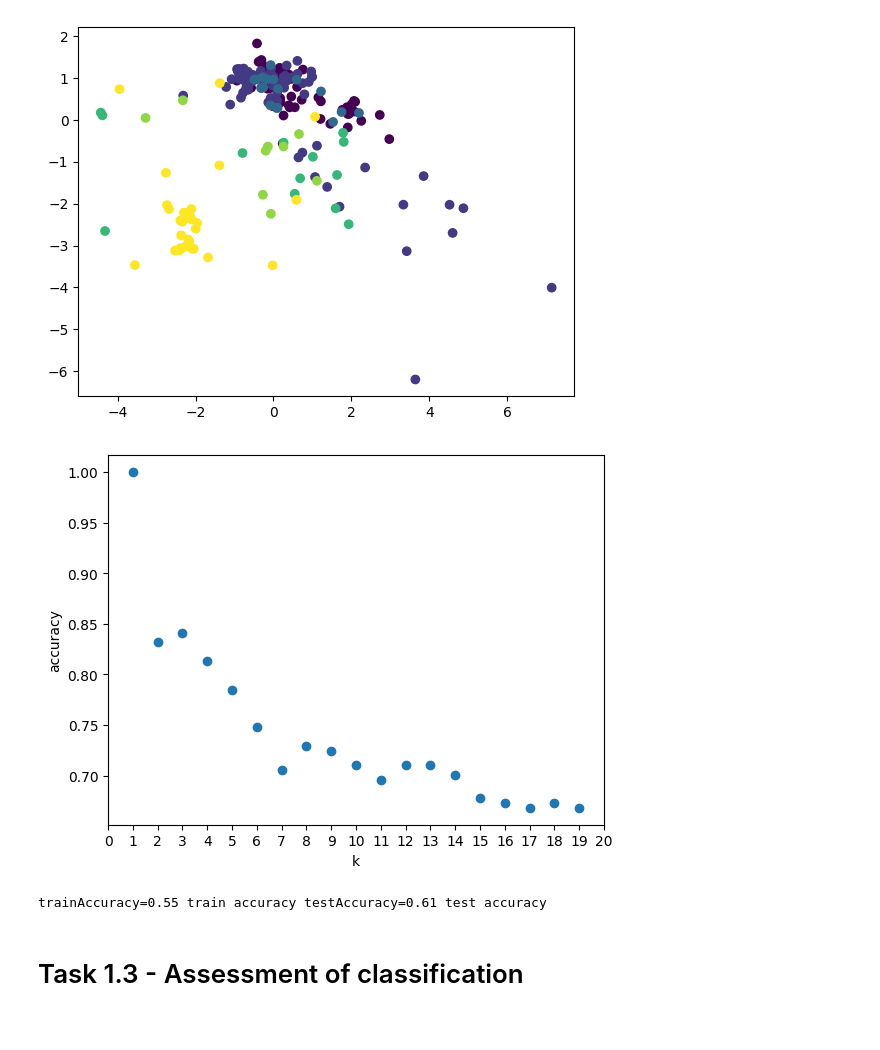
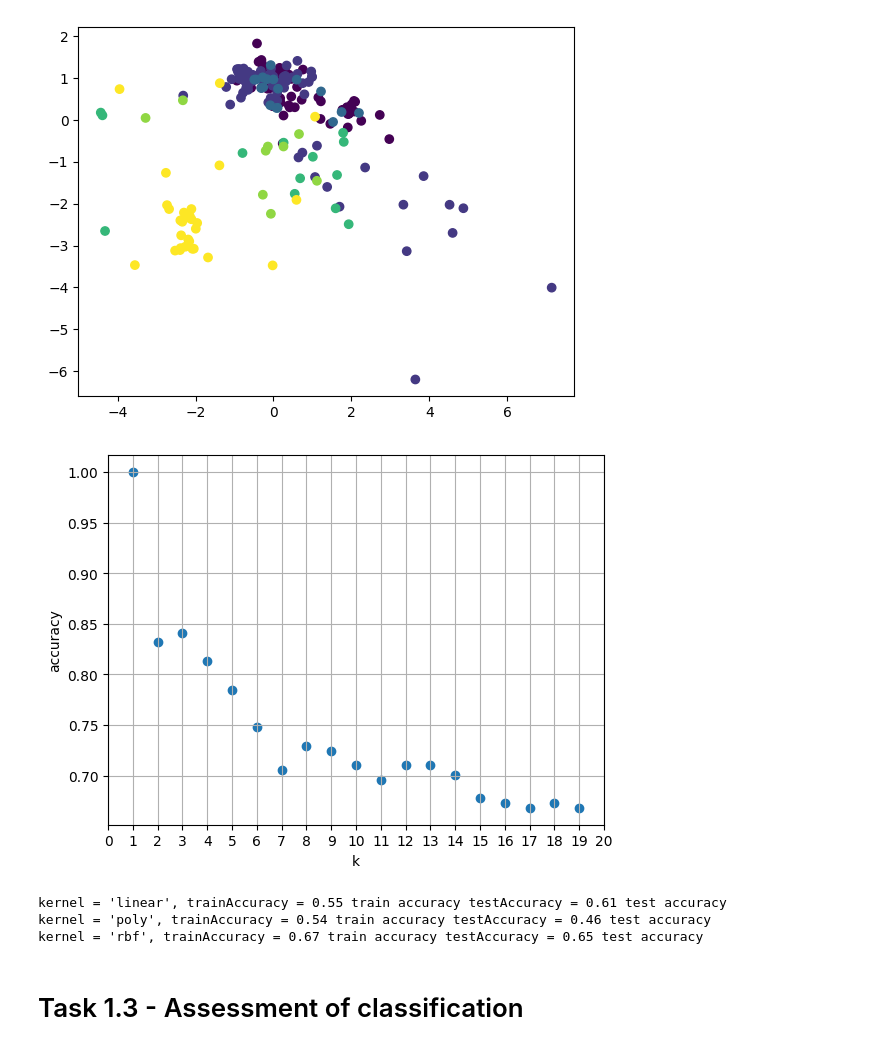
Before and after one commit to MichaelHooper36/COMP2002---Machine-Learning-and-Optimisation, a Jupyter notebook: Source Code/COMP2002Assessment.ipynb, the cells around one changed output. Saved outputs shown, nothing was run; the diff lists cells and outputs as text; code cells hidden in the pictures.

```diff
--- a/Source Code/COMP2002Assessment.ipynb
+++ b/Source Code/COMP2002Assessment.ipynb
@@ -70,31 +71,38 @@ plt.show()
 [figure]
 # %%
 k_range = range(1, 20)
-scores = []
+k_scores = []
 for k in k_range:
     knn = KNeighborsClassifier(n_neighbors=k)
     knn.fit(scaled_inputs, targets)
-    scores.append(knn.score(scaled_inputs, targets))
+    k_scores.append(knn.score(scaled_inputs, targets))
 
 plt.figure()
+plt.grid()
 plt.xlabel('k')
 plt.ylabel('accuracy')
-plt.scatter(k_range, scores)
+plt.scatter(k_range, k_scores)
 plt.xticks ([0, 1, 2, 3, 4, 5, 6, 7, 8, 9, 10, 11, 12, 13, 14, 15, 16, 17, 18, 19, 20])
 plt.show()
 # %% [output]
-[figure, old version]
+[figure, new version]
 # %%
 xtrain, xtest, ttrain, ttest = train_test_split(compressed, targets, random_state=42)
 
-classifier = SVC(kernel='linear', gamma='auto')
-classifier.fit(xtrain, ttrain)
-ytrain = classifier.predict(xtrain)
-ytest = classifier.predict(xtest)
+kernels = ['linear', 'poly', 'rbf']
+training_data = []
+testing_data = []
 
-trainAccuracy = accuracy_score(ttrain, ytrain)
-testAccuracy = accuracy_score(ttest, ytest)
-print(f"{trainAccuracy=:.2f} train accuracy {testAccuracy=:.2f} test accuracy")
+for kernel in kernels:
+    classifier = SVC(kernel=kernel, gamma='auto')
+    classifier.fit(xtrain, ttrain)
+    ytrain = classifier.predict(xtrain)
+    ytest = classifier.predict(xtest)
+    trainAccuracy = accuracy_score(ttrain, ytrain)
+    testAccuracy = accuracy_score(ttest, ytest)
+    training_data.append(trainAccuracy)
+    testing_data.append(testAccuracy)
+    print(f"{kernel = }, {trainAccuracy = :.2f} train accuracy {testAccuracy = :.2f} test accuracy")
 
 # the following accuracy results were obtained with gamma = 'auto':
 # linear kernel: 0.55 train accuracy 0.61 test accuracy
@@ -102,6 +110,8 @@ print(f"{trainAccuracy=:.2f} train accuracy {testAccuracy=:.2f} test accuracy")
 # poly kernel, degree 3: 0.54 train accuracy 0.46 test accuracy
 # rbf kernel: 0.67 train accuracy 0.65 test accuracy
 # %% [output]
-trainAccuracy=0.55 train accuracy testAccuracy=0.61 test accuracy
+kernel = 'linear', trainAccuracy = 0.55 train accuracy testAccuracy = 0.61 test accuracy
+kernel = 'poly', trainAccuracy = 0.54 train accuracy testAccuracy = 0.46 test accuracy
+kernel = 'rbf', trainAccuracy = 0.67 train accuracy testAccuracy = 0.65 test accuracy
 # %% [markdown]
 # Task 1.3 - Assessment of classification
```
Also changed, not shown: parts of 6 cells of this notebook.
